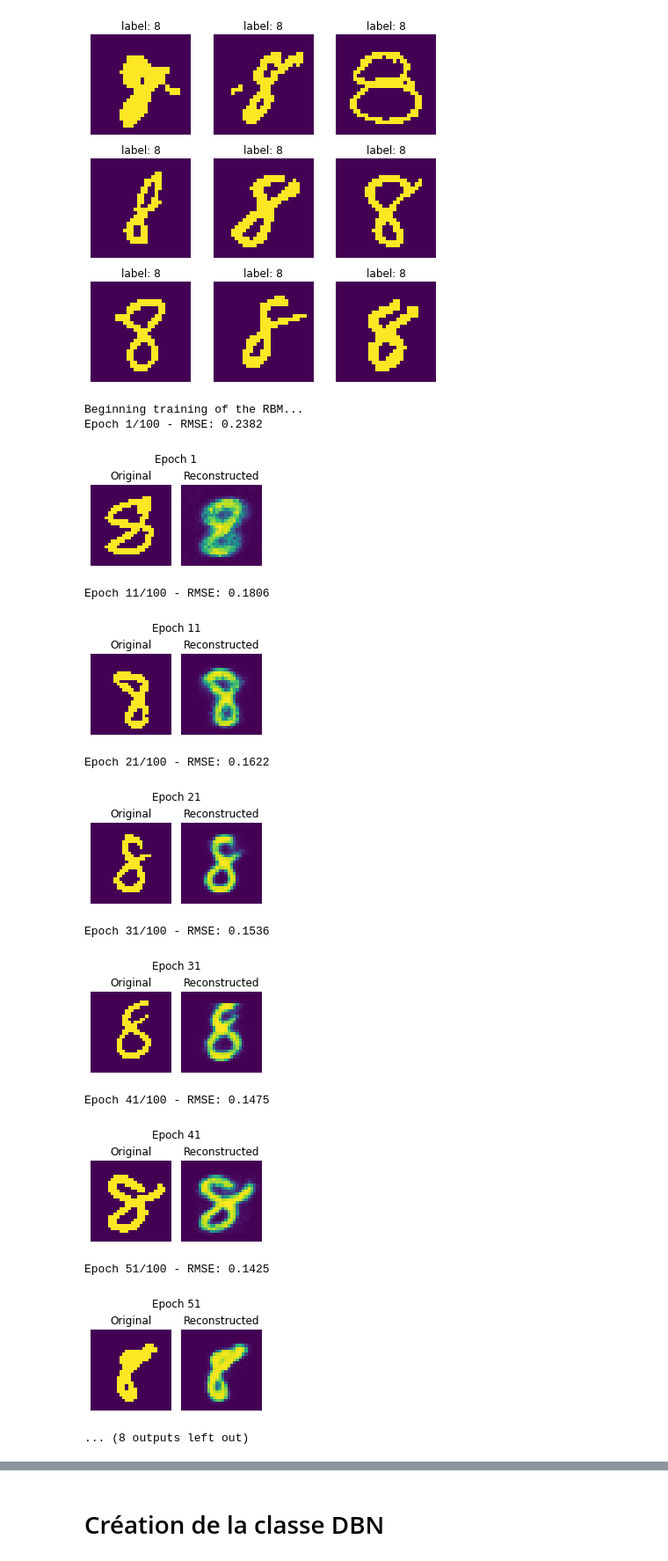
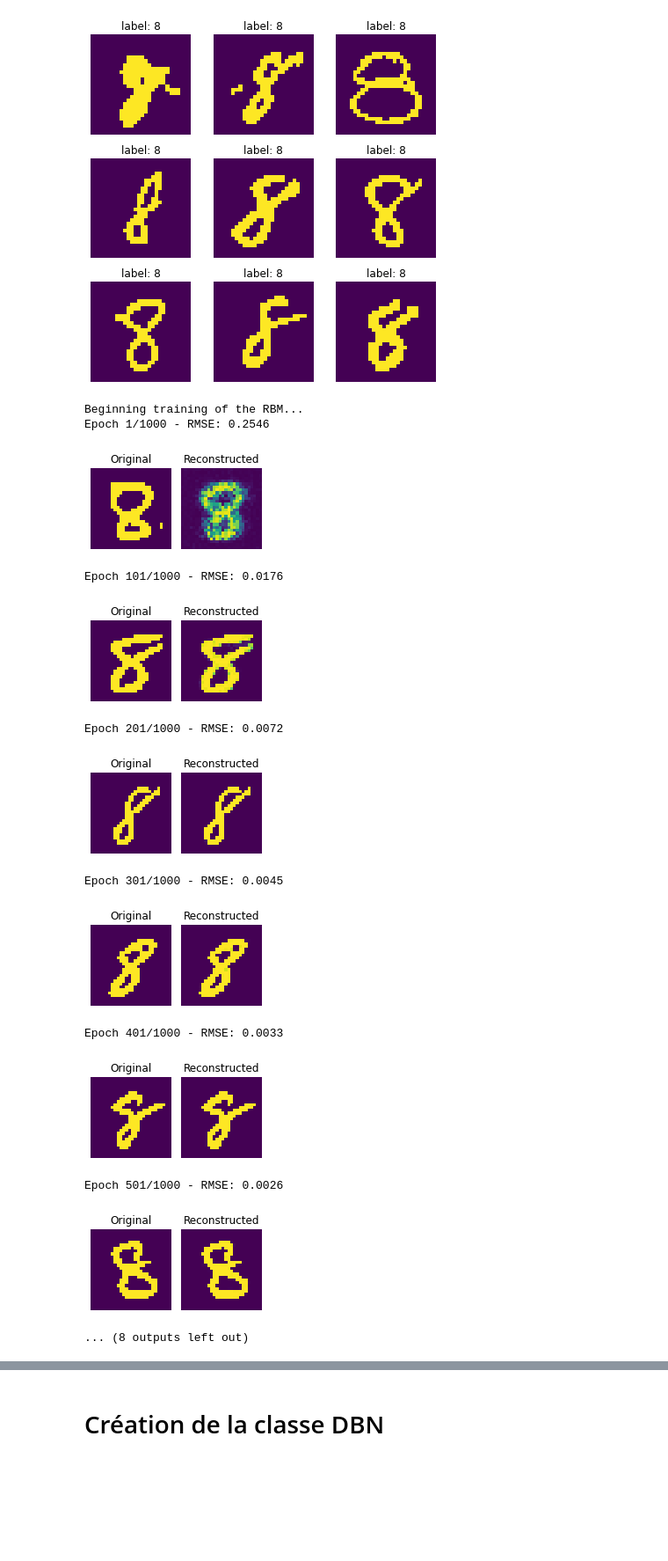
Before and after one commit to wdavys/DNN-dl2, a Jupyter notebook: TP_DNN.ipynb, the cells around one changed output, grey strips where cells are left out. Shown: that part at 88% size. Cells and saved outputs as stored; diff of their text form; code cells hidden in the pictures; blank space fills up the shorter version.

```diff
--- a/TP_DNN.ipynb
+++ b/TP_DNN.ipynb
@@ -379,22 +379,22 @@ X_train_rbm, y_train_rbm = select_digits_mnist([8])
 # %%
 _, p = X_train_rbm.shape
 
 rbm1 = RBM(p, q=512)
-err_history1 = rbm1.train(X_train_rbm, nb_epoch=100, batch_size=1024, lr=1e-1, height=28, width=28, epoch_per_plot=10)
+err_history1 = rbm1.train(X_train_rbm[:279], nb_epoch=1000, batch_size=13, lr=1e-1, height=28, width=28, epoch_per_plot=100)
 # %% [output]
 Beginning training of the RBM...
-Epoch 1/100 - RMSE: 0.2382
+Epoch 1/1000 - RMSE: 0.2546
-[figure, old version]
+[figure, new version]
-Epoch 11/100 - RMSE: 0.1806
+Epoch 101/1000 - RMSE: 0.0176
-[figure, old version]
+[figure, new version]
-Epoch 21/100 - RMSE: 0.1622
+Epoch 201/1000 - RMSE: 0.0072
-[figure, old version]
+[figure, new version]
-Epoch 31/100 - RMSE: 0.1536
+Epoch 301/1000 - RMSE: 0.0045
-[figure, old version]
+[figure, new version]
-Epoch 41/100 - RMSE: 0.1475
+Epoch 401/1000 - RMSE: 0.0033
-[figure, old version]
+[figure, new version]
-Epoch 51/100 - RMSE: 0.1425
+Epoch 501/1000 - RMSE: 0.0026
-[figure, old version]
+[figure, new version]
 ... (8 outputs left out)
 # %%
 plot_err(err_history1)
```
Also changed, not shown: parts of 20 cells of this notebook.
